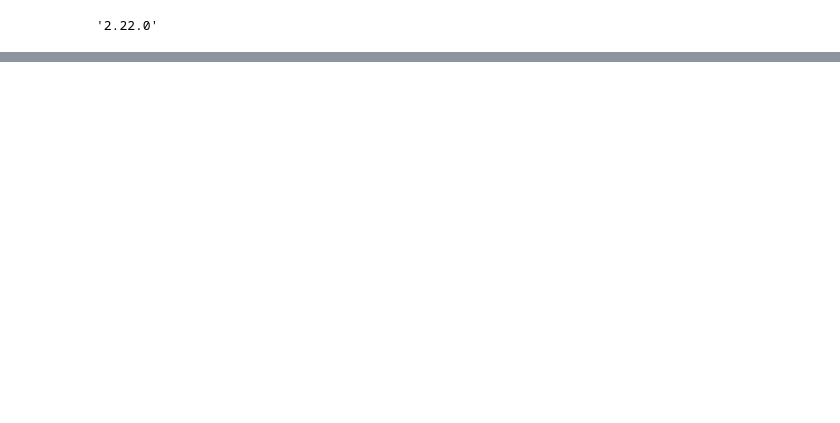
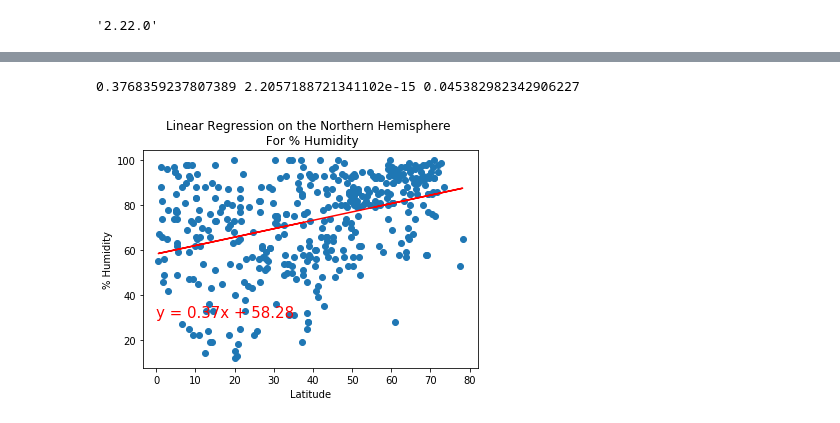
Before and after one commit to amuthusa/World_Weather_Analysis, a Jupyter notebook: WeatherPy.ipynb, the cells around one changed output, grey strips where cells are left out. Drawn from its saved outputs; the diff is of its cells as text; code cells hidden in the pictures; blank space fills up the shorter version.

```diff
--- a/WeatherPy.ipynb
+++ b/WeatherPy.ipynb
@@ -306,0 +385,12 @@ plt.show()
+# %%
+#northern hemisphere get latitudes and Humidity
+northern_lats = northern_hemisphere_df["Lat"]
+northern_humidity = northern_hemisphere_df["Humidity"]
+
+#call the linear regression plotting function
+plot_linear_regression(northern_lats, northern_humidity,
+                       'Linear Regression on the Northern Hemisphere \n For % Humidity',
+                       '% Humidity', (0, 30))
+# %% [output]
+0.3768359237807389 2.2057188721341102e-15 0.045382982342906227
+[figure, added]
```
Also changed, not shown: parts of 23 cells of this notebook, 4 other files.
